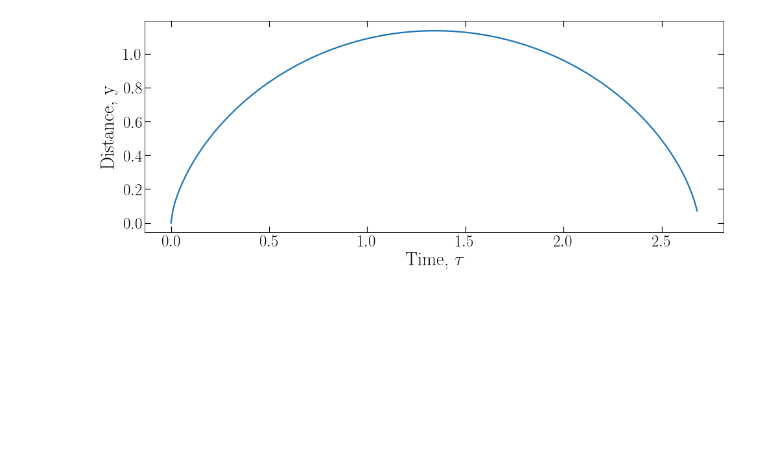
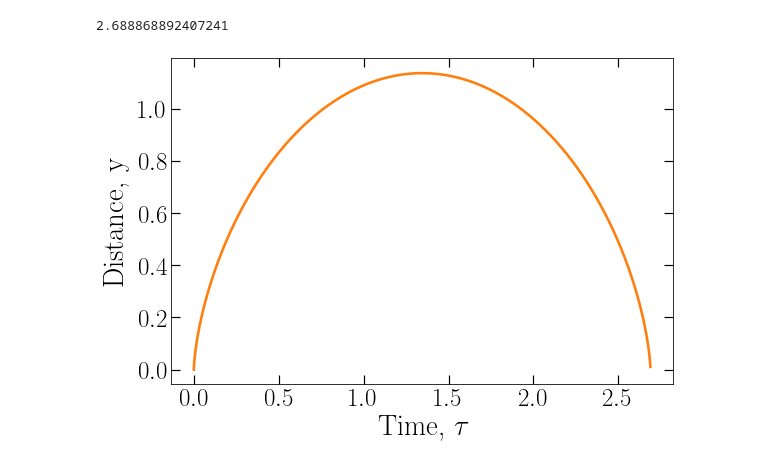
Before and after one commit to pratibhajangra591/project-3, a Jupyter notebook: FDM_shell2.ipynb, the cells around one changed output. Drawn from its saved outputs; the diff is of its cells as text; code cells hidden in the pictures; blank space fills up the shorter version.

```diff
--- a/FDM_shell2.ipynb
+++ b/FDM_shell2.ipynb
@@ -117,4 +1,10 @@ r_max = 1.0000e-05 m , t_max = 3.0000e-06 s
 # %%
+#### Reference paper https://arxiv.org/abs/1808.08219
+
+#### Keeping tau_i fixed and then calculating y_i as per the value of
+#### tau_i.
+
+
 import numpy as np
 from scipy.integrate import odeint
 import matplotlib.pyplot as plt
@@ -125,42 +15,43 @@ plt.rcParams.update({
   "font.family": "serif"
 })
 
-
-fig,ax = plt.subplots(1, figsize = (16, 6))
-plt.rc('lines', linewidth = 2.3)
+fig,ax = plt.subplots(1, figsize = (9, 6))
+plt.rc('lines', linewidth = 2.6)
 plt.rcParams['font.family'] = 'serif'
 plt.tick_params(axis = 'both', right=True, top=True, which = 'minor', width= 1.2, length = 4, direction = 'in')
 plt.tick_params(axis = 'both', right=True, top=True, which = 'major', width= 1.2, length = 9, direction = 'in')
 
 
 def j(t, y):
     r, dydtau = y
     dydtau2 = (2*gamma - (gamma**2))/(4*(r**3)) - 1/(r**2)
     return [dydtau, dydtau2]
 
 
 
 gamma = 1e-10
 delta_i = 1e-5
 
+
 tau_i = 1e-8
 y_i =  ((9/2) * (1/(1 + delta_i)) * (tau_i**2))**(1/3)
 v_i = (3 * (1/(1 + delta_i)) * (tau_i))/(y_i**2)
 
 
-tau_f = 100
+tau_f = 6
 
 y0 = [y_i, v_i]
 tau_arr = np.linspace(tau_i, tau_f, 10000)
 sol = solve_ivp(j, [tau_i, tau_f], y0, t_eval = tau_arr, method ='RK45', rtol=1e-8, atol=1e-10)
 
+print(sol.t[-1])
 
-
-plt.plot(sol.t, sol.y[0])
+plt.plot(sol.t, sol.y[0], 'C1')
 plt.xticks(fontsize = 25)
 plt.yticks(fontsize = 25)
 plt.xlabel(r'Time, $\tau $', fontsize = 29)
 plt.ylabel('Distance, y ', fontsize = 29, labelpad = 9)
 plt.show()
 # %% [output]
+2.688868892407241
-[figure, old version]
+[figure, new version]
```
Also changed, not shown: parts of 3 cells of this notebook.
